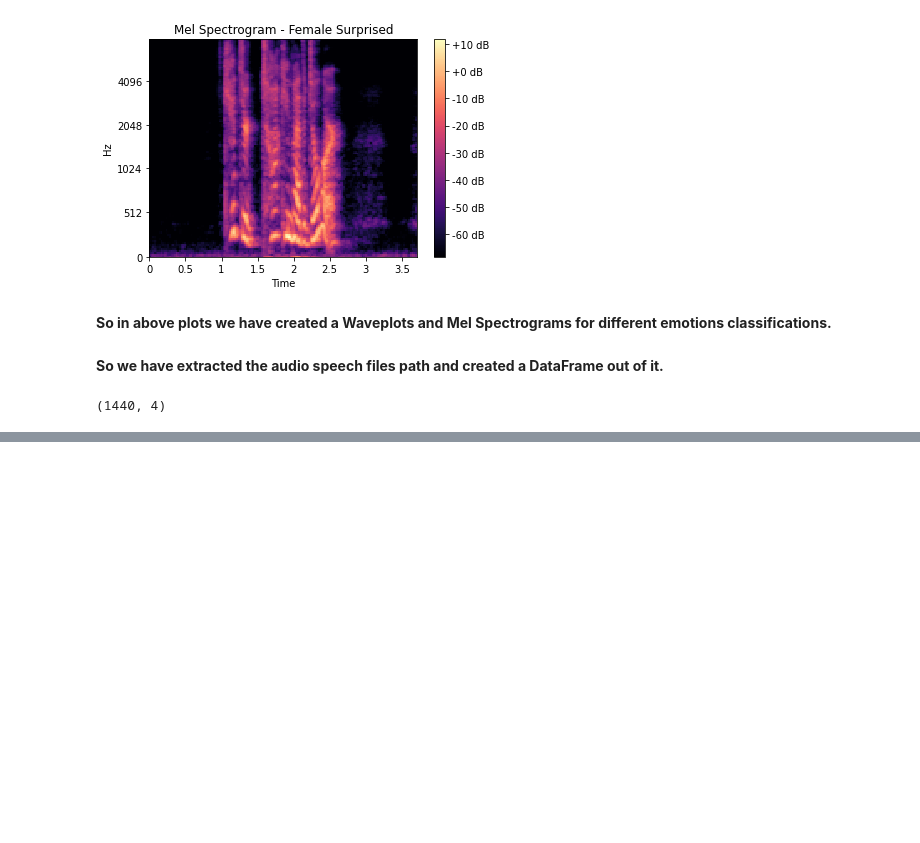
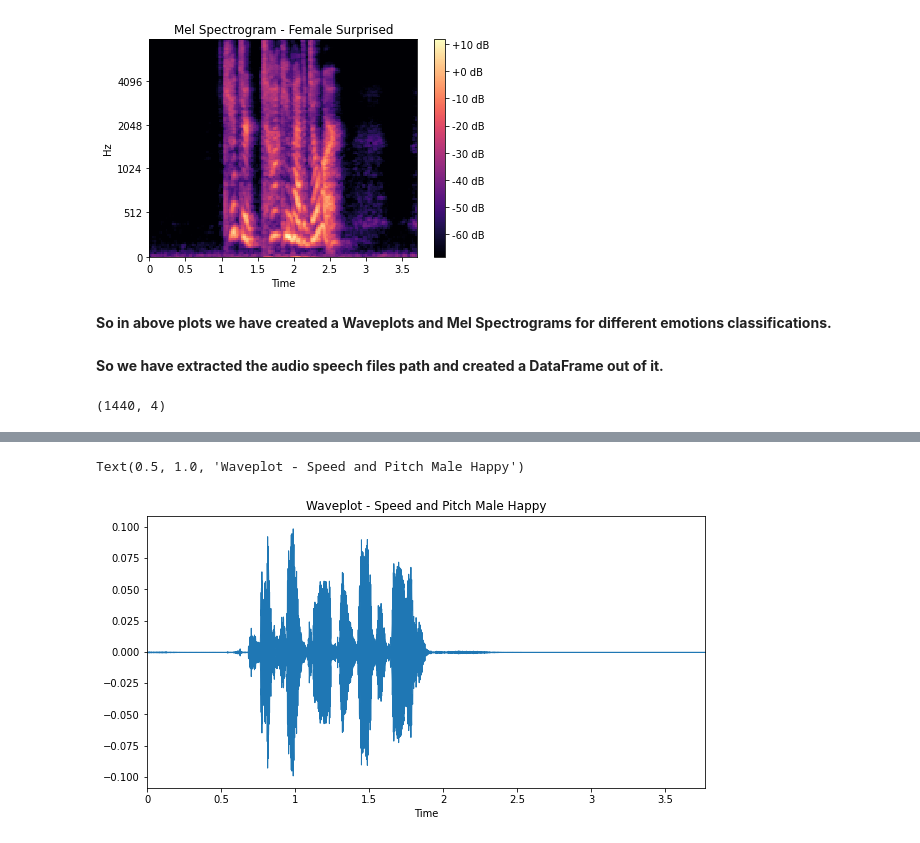
Before and after one commit to Tanjul5/Speech-Emotion-Recognition, a Jupyter notebook: speech_emotion_recognition_capstone_project.ipynb, the cells around one changed output, grey strips where cells are left out. Saved outputs shown, nothing was run; the diff lists cells and outputs as text; code cells hidden in the pictures; blank space fills up the shorter version.

```diff
--- a/speech_emotion_recognition_capstone_project.ipynb
+++ b/speech_emotion_recognition_capstone_project.ipynb
@@ -282,0 +353,19 @@ audio_df.to_csv('/content/drive/MyDrive/SPEECH EMOTION RECOGBITION/RAVDAS.csv')
+# %%
+# FUNCTION TO INCREASE SPEED AND PITCH
+def speedNpitch(x):
+    length_change = np.random.uniform(low=0.8, high = 1)
+    speed_fac = 1.4  / length_change
+    tmp = np.interp(np.arange(0,len(x),speed_fac),np.arange(0,len(x)),x)
+    minlen = min(x.shape[0], tmp.shape[0])
+    x *= 0
+    x[0:minlen] = tmp[0:minlen]
+    return x
+# %%
+# ADD SPEED AND PITCH TO MALE Happy ORIGINAL AUDIO FILE
+x = speedNpitch(X)
+plt.figure(figsize=(10, 5))
+librosa.display.waveplot(x, sr=sr)
+plt.title('Waveplot - Speed and Pitch Male Happy')
+# %% [output]
+Text(0.5, 1.0, 'Waveplot - Speed and Pitch Male Happy')
+[figure, added]
```
Also changed, not shown: parts of 35 cells of this notebook.
